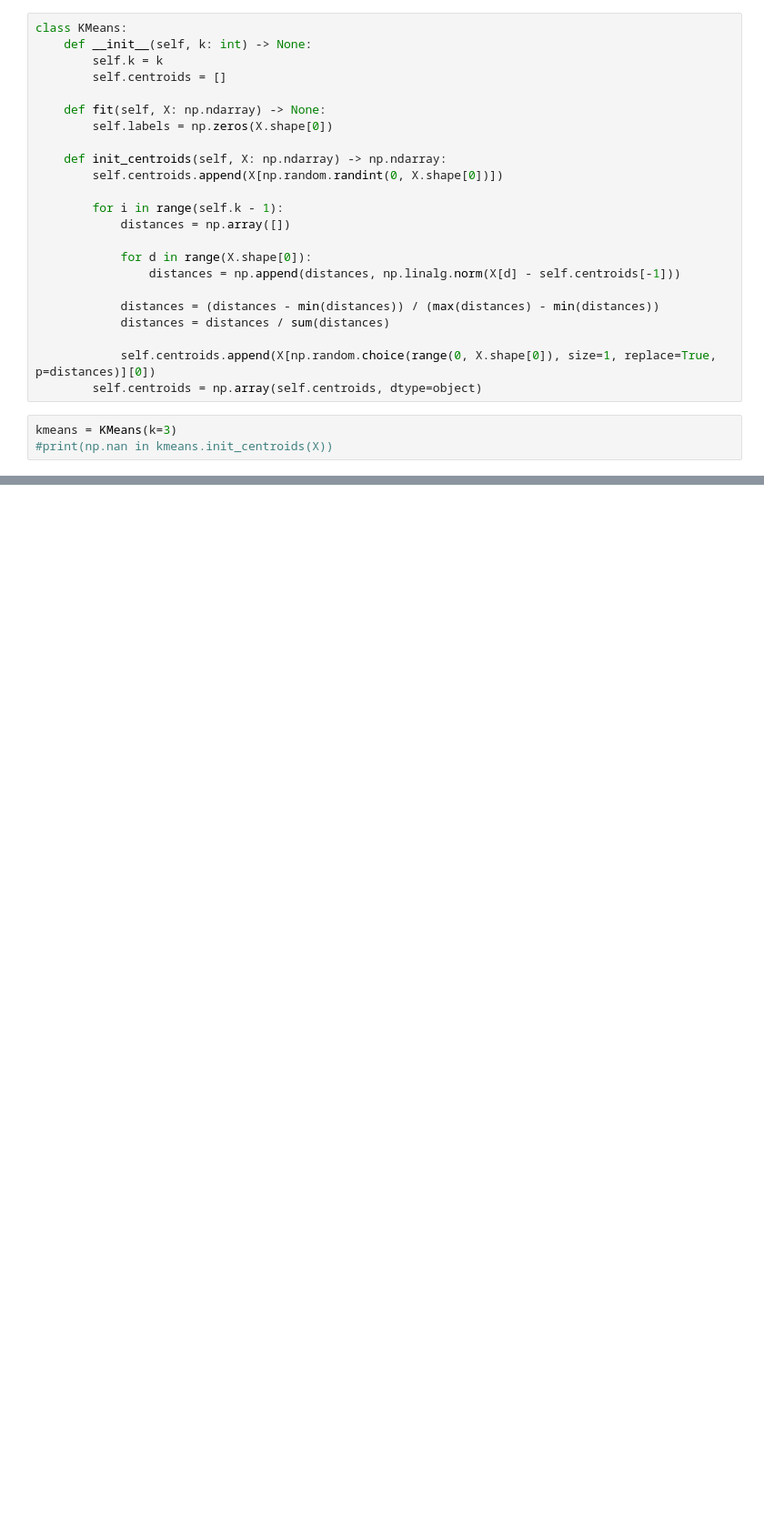
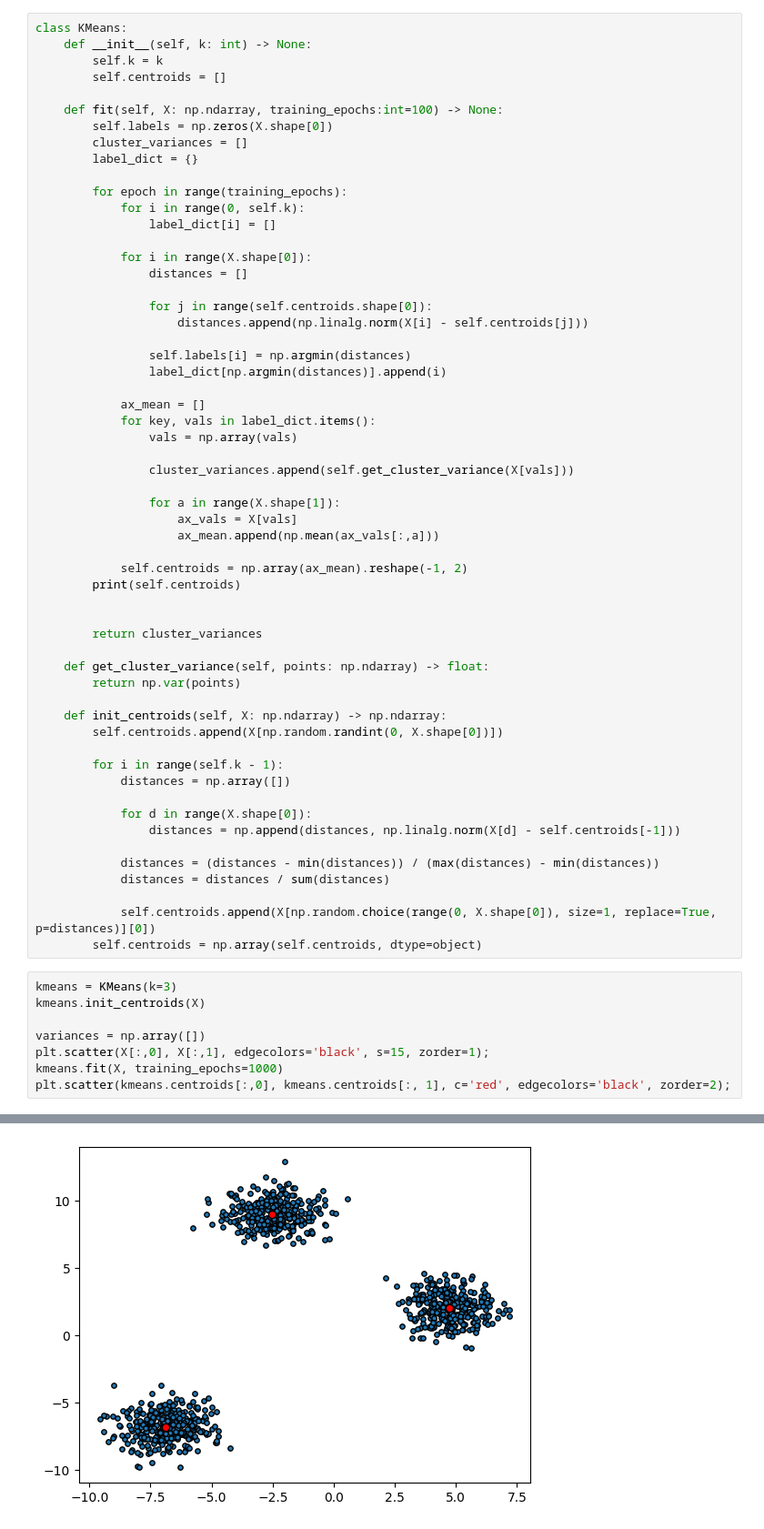
Before and after one commit to banislav/ml-basics, a Jupyter notebook: kmeans-cluster/kmeans.ipynb, the cells around one changed output, grey strips where cells are left out. Shown at 91% size. Saved outputs shown, nothing was run; the diff lists cells and outputs as text; blank space fills up the shorter version.

Commit message:
[MODIFY] implement kmeans cluster algorithm with kmeans++ initialization

```diff
--- a/kmeans-cluster/kmeans.ipynb
+++ b/kmeans-cluster/kmeans.ipynb
@@ -15,8 +13,42 @@ class KMeans:
         self.k = k
         self.centroids = []
 
-    def fit(self, X: np.ndarray) -> None:
+    def fit(self, X: np.ndarray, training_epochs:int=100) -> None:
         self.labels = np.zeros(X.shape[0])
+        cluster_variances = []
+        label_dict = {}
+
+        for epoch in range(training_epochs):
+            for i in range(0, self.k):
+                label_dict[i] = []
+
+            for i in range(X.shape[0]):
+                distances = []
+
+                for j in range(self.centroids.shape[0]):
+                    distances.append(np.linalg.norm(X[i] - self.centroids[j]))
+
+                self.labels[i] = np.argmin(distances)
+                label_dict[np.argmin(distances)].append(i)
+
+            ax_mean = []
+            for key, vals in label_dict.items():
+                vals = np.array(vals)
+
+                cluster_variances.append(self.get_cluster_variance(X[vals]))
+
+                for a in range(X.shape[1]):
+                    ax_vals = X[vals]
+                    ax_mean.append(np.mean(ax_vals[:,a]))
+
+            self.centroids = np.array(ax_mean).reshape(-1, 2)
+        print(self.centroids)
+
+
+        return cluster_variances
+
+    def get_cluster_variance(self, points: np.ndarray) -> float:
+        return np.var(points)
 
     def init_centroids(self, X: np.ndarray) -> np.ndarray:
         self.centroids.append(X[np.random.randint(0, X.shape[0])])
@@ -34,4 +66,10 @@ class KMeans:
         self.centroids = np.array(self.centroids, dtype=object)
 # %%
 kmeans = KMeans(k=3)
-#print(np.nan in kmeans.init_centroids(X))
+kmeans.init_centroids(X)
+
+variances = np.array([])
+plt.scatter(X[:,0], X[:,1], edgecolors='black', s=15, zorder=1);
+kmeans.fit(X, training_epochs=1000)
+plt.scatter(kmeans.centroids[:,0], kmeans.centroids[:, 1], c='red', edgecolors='black', zorder=2);
+# %% [output]
@@ -37,0 +79 @@ kmeans = KMeans(k=3)
+[figure, added]
```
Also changed, not shown: parts of 6 cells of this notebook.
